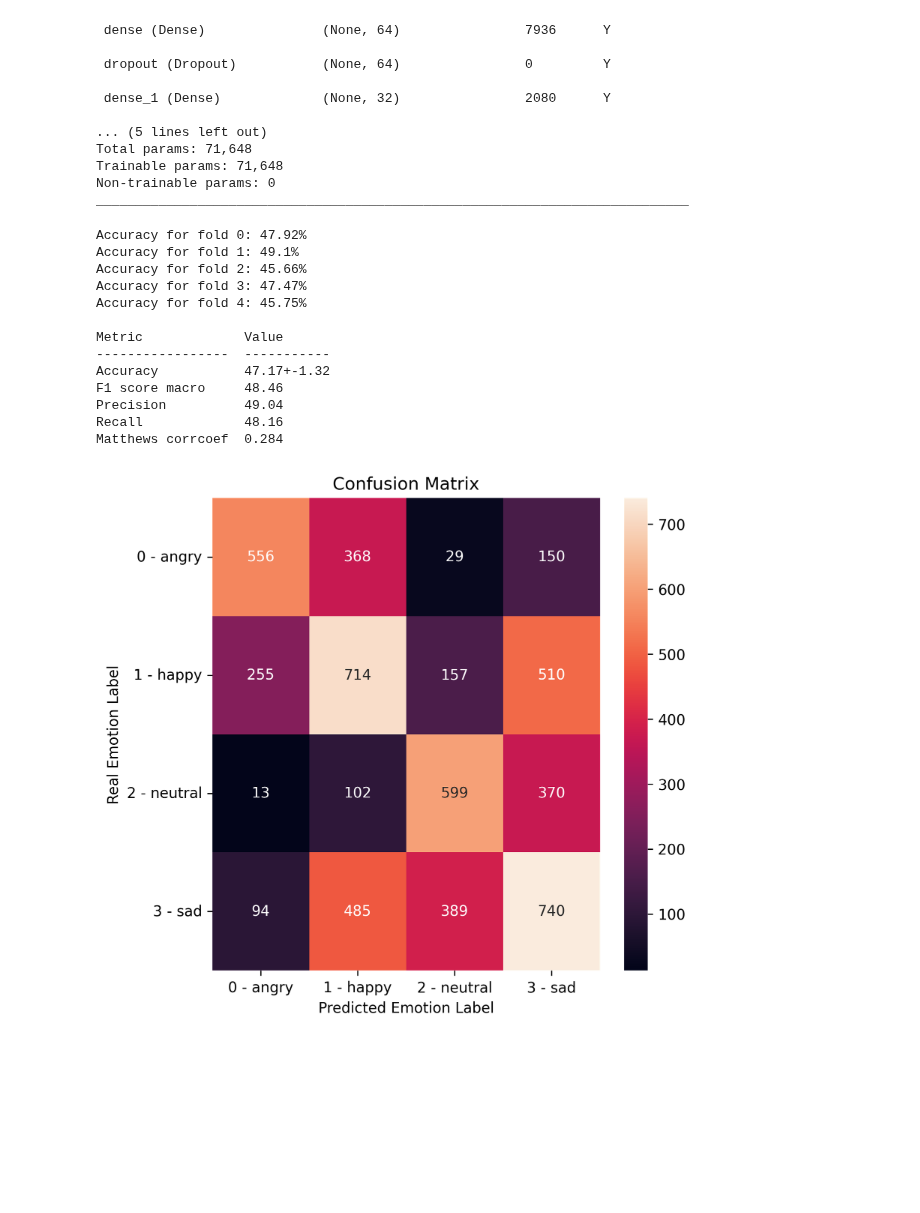
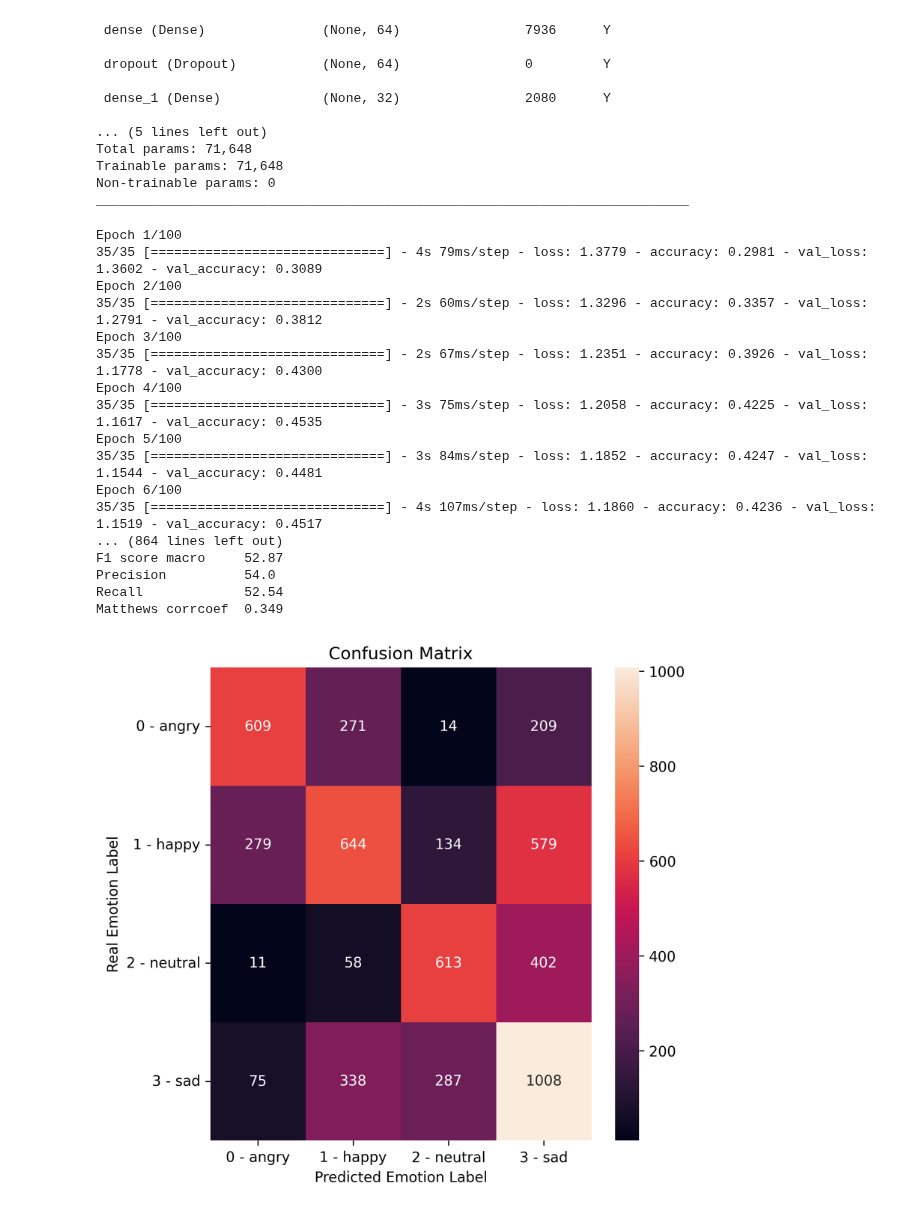
Before and after one commit to MarioCSilva/Speech_Emotion_Recognition_Thesis, a Jupyter notebook: iemocap/model/3_2_normalization.ipynb, the cells around one changed output. Drawn from its saved outputs; the diff is of its cells as text; code cells hidden in the pictures; blank space fills up the shorter version.

```diff
--- a/iemocap/model/3_2_normalization.ipynb
+++ b/iemocap/model/3_2_normalization.ipynb
@@ -340,47 +340,51 @@ def categorical_cross_validation(get_new_model, callbacks, no_epochs, batch_size
 
   for train, test in kfold.split(X, y):
     model = get_new_model()
 
     X_train, X_test = X.iloc[train], X.iloc[test]
     y_train, y_test = y.iloc[train], y.iloc[test]
 
     model.fit(X_train, y_train,
               validation_data=(X_test, y_test),
               batch_size=batch_size,
               epochs=no_epochs,
               verbose=verbosity,
               callbacks=callbacks,
               workers=8)
 
     y_pred = model.predict(X_test)
     y_pred = [list(x).index(max(x)) for x in y_pred]
     all_y_pred.extend(y_pred)
     all_y_labels.extend(y_test.values)
 
     fold_no = fold_no + 1
 
   get_metrics(all_y_labels, all_y_pred, draw_corr_matrix)
 
 callback = EarlyStopping(monitor='val_loss', patience=10)
-no_epochs = 30
-batch_size = 256
-verbosity = 0
+no_epochs = 100
+batch_size = 128
+verbosity = 1
 num_folds = 5
 
 categorical_cross_validation(
     get_new_model, callback, no_epochs, batch_size, verbosity, num_folds)
 # %% [output]
-Accuracy for fold 0: 47.92%
-Accuracy for fold 1: 49.1%
-Accuracy for fold 2: 45.66%
-Accuracy for fold 3: 47.47%
-Accuracy for fold 4: 45.75%
-
-Metric             Value
------------------  -----------
-Accuracy           47.17+-1.32
-F1 score macro     48.46
-Precision          49.04
-Recall             48.16
-Matthews corrcoef  0.284
+Epoch 1/100
+35/35 [==============================] - 4s 79ms/step - loss: 1.3779 - accuracy: 0.2981 - val_loss: 1.3602 - val_accuracy: 0.3089
+Epoch 2/100
+35/35 [==============================] - 2s 60ms/step - loss: 1.3296 - accuracy: 0.3357 - val_loss: 1.2791 - val_accuracy: 0.3812
+Epoch 3/100
+35/35 [==============================] - 2s 67ms/step - loss: 1.2351 - accuracy: 0.3926 - val_loss: 1.1778 - val_accuracy: 0.4300
+Epoch 4/100
+35/35 [==============================] - 3s 75ms/step - loss: 1.2058 - accuracy: 0.4225 - val_loss: 1.1617 - val_accuracy: 0.4535
+Epoch 5/100
+35/35 [==============================] - 3s 84ms/step - loss: 1.1852 - accuracy: 0.4247 - val_loss: 1.1544 - val_accuracy: 0.4481
+Epoch 6/100
+35/35 [==============================] - 4s 107ms/step - loss: 1.1860 - accuracy: 0.4236 - val_loss: 1.1519 - val_accuracy: 0.4517
+... (864 lines left out)
+F1 score macro     52.87
+Precision          54.0
+Recall             52.54
+Matthews corrcoef  0.349
-[figure, old version]
+[figure, new version]
```
Also changed, not shown: 1 other file.
